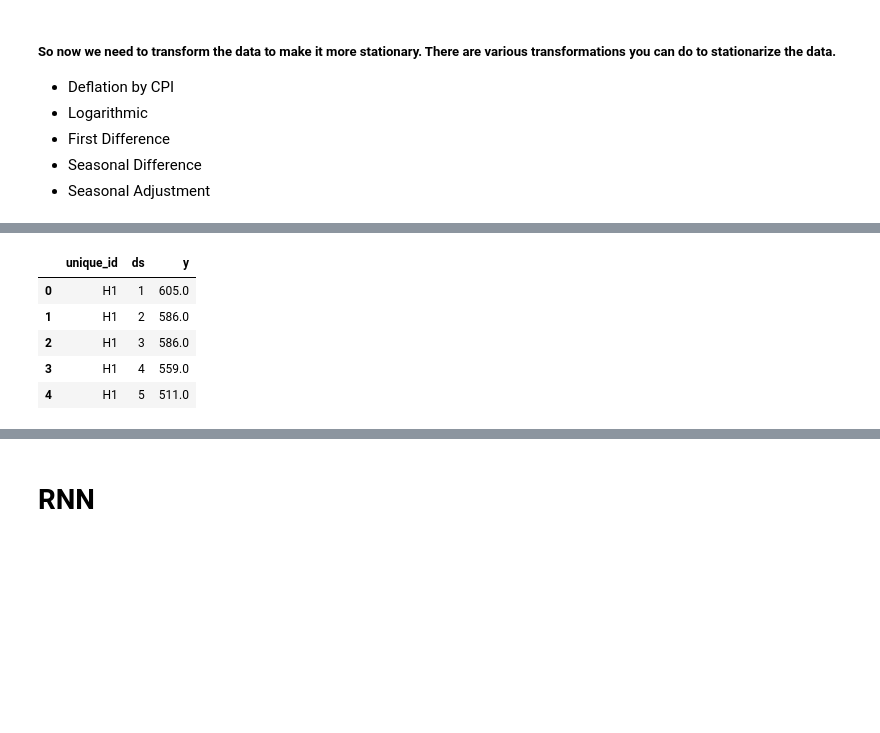
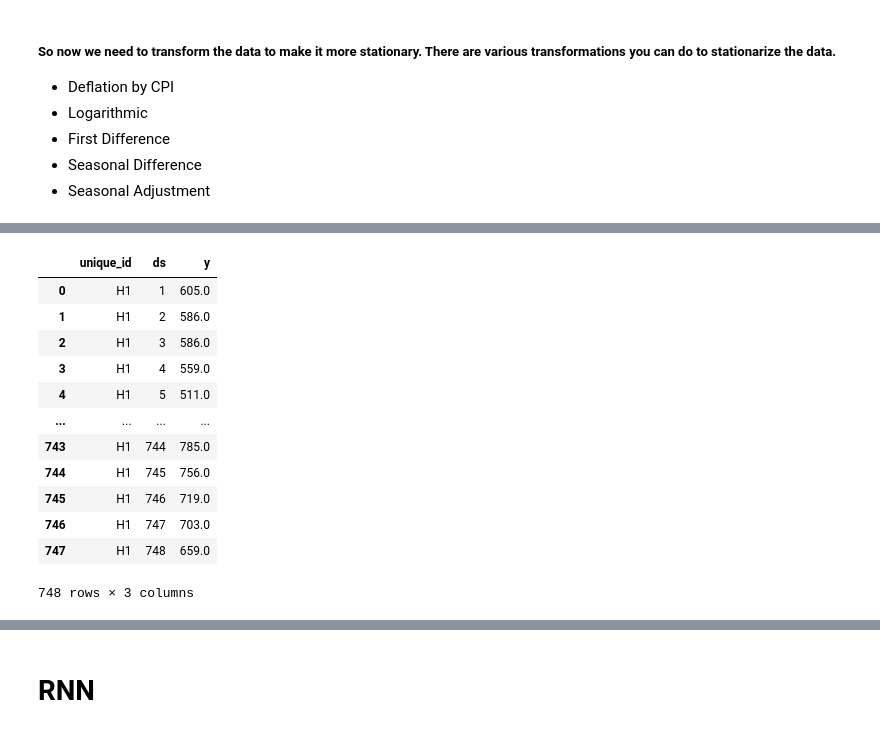
Before and after one commit to cncPomper/Engineering_thesis_code, a Jupyter notebook: src/Untitled.ipynb, the cells around one changed output, grey strips where cells are left out. Drawn from its saved outputs; the diff is of its cells as text; code cells hidden in the pictures; blank space fills up the shorter version.

```diff
--- a/src/Untitled.ipynb
+++ b/src/Untitled.ipynb
@@ -304,11 +1358,18 @@ Index(['Date', 'Open', 'High', 'Low', 'Close', 'Adj Close', 'Volume',
 # %%
 Y_df = pd.read_parquet('https://datasets-nixtla.s3.amazonaws.com/m4-hourly.parquet')
 
-Y_df.head()
+Y_df.loc[Y_df.unique_id == 'H1']
 # %% [output]
 |  | unique_id | ds | y |
 | 0 | H1 | 1 | 605.0 |
 | 1 | H1 | 2 | 586.0 |
 | 2 | H1 | 3 | 586.0 |
 | 3 | H1 | 4 | 559.0 |
 | 4 | H1 | 5 | 511.0 |
+| ... | ... | ... | ... |
+| 743 | H1 | 744 | 785.0 |
+| 744 | H1 | 745 | 756.0 |
+| 745 | H1 | 746 | 719.0 |
+| 746 | H1 | 747 | 703.0 |
+| 747 | H1 | 748 | 659.0 |
+748 rows × 3 columns
```
Also changed, not shown: parts of 130 cells of this notebook, 10 other files.
